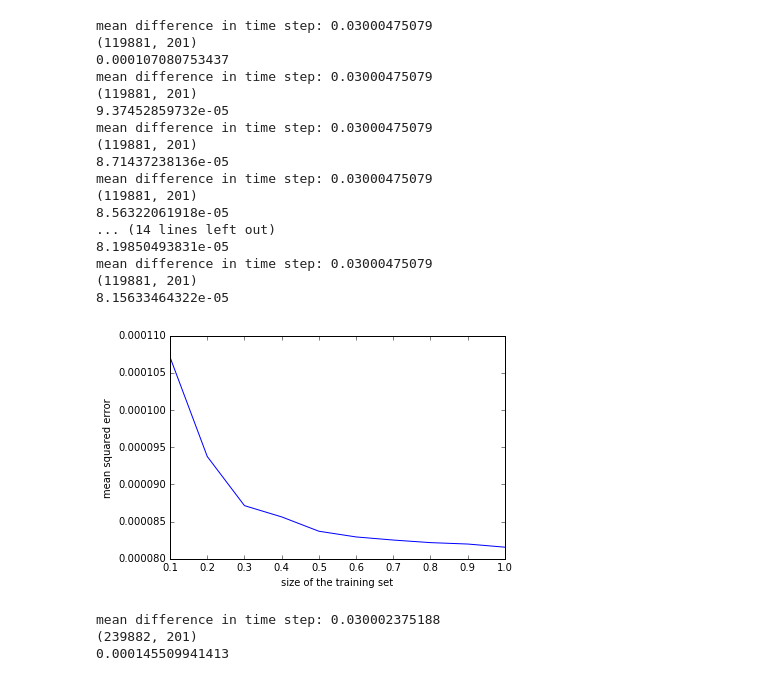
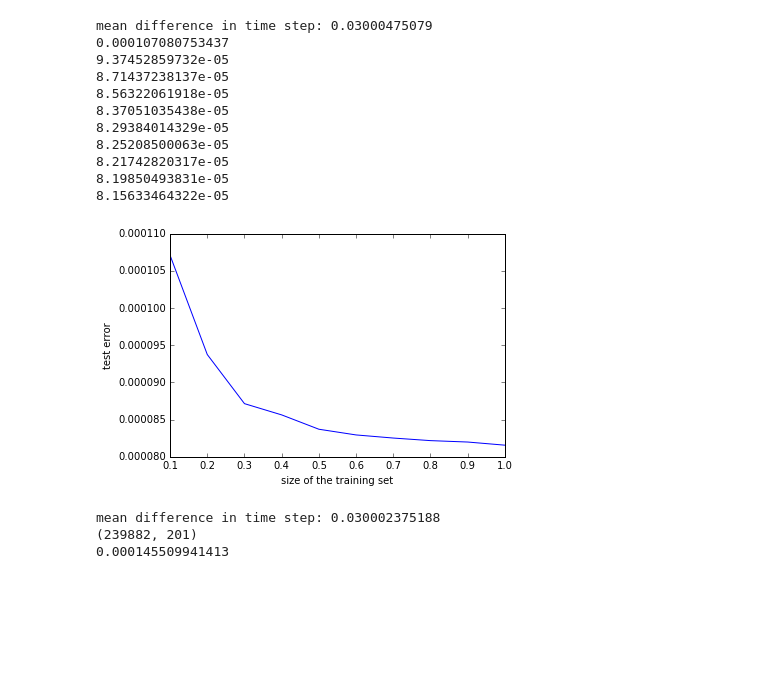
Before and after one commit to FelixNeutatz/BehavioralAuthentication, a Jupyter notebook: src/CursorAuthentication.ipynb, the cells around one changed output. Drawn from its saved outputs; the diff is of its cells as text; code cells hidden in the pictures; blank space fills up the shorter version.

```diff
--- a/src/CursorAuthentication.ipynb
+++ b/src/CursorAuthentication.ipynb
@@ -379,52 +374,53 @@ MSE - dist: 0.0151394663
 print ("Felix validation")
 showStats("felixtest2_7200sec_1",model, two_sigma, n_last_timestamps_as_features=current_number_features)
 # %%
+(fileX1, fileY1) = extractFeatures("felix_train",
+                                     n_last_timestamps_as_features = 100,
+                                     normalize = True)
+
 mseT = {}
 
 endFeatures = 100
 
 for i in np.arange(1,endFeatures,1):
-    mseT[i] = generateModelTest("felix_train",n_last_timestamps_as_features=i, v = False)
+    mseT[i] = generateModelData((fileX1, fileY1),n_last_timestamps_as_features=i, v = False, build_all_model = False)
     print mseT[i]
 
 plt.plot(range(1, endFeatures), np.array(mseT.values(), dtype=float))
 plt.ylabel('mean squared error')
 plt.xlabel('number of features')
-#plt.title("error - features")
 plt.show()
 # %%
+(fileX1, fileY1) = extractFeatures("felix_train",
+                                     n_last_timestamps_as_features = 100,
+                                     normalize = True)
+
+
 mseT = {}
 
 r = np.arange(1,11,1)
 
 for i in r:
-    mseT[i] = generateModelTest("felix_train",n_last_timestamps_as_features=100, v = False, p_train_general = i * 0.1)
+    mseT[i] = generateModelData((fileX1, fileY1), n_last_timestamps_as_features=100, v = False, build_all_model = False, p_train_general = i * 0.1)
     print mseT[i]
 
 plt.plot(r * 0.1, np.array(mseT.values(), dtype=float))
-plt.ylabel('mean squared error')
+plt.ylabel('test error')
 plt.xlabel('size of the training set')
-#plt.title("error - features")
 plt.show()
 # %% [output]
 mean difference in time step: 0.03000475079
-(119881, 201)
 0.000107080753437
-mean difference in time step: 0.03000475079
-(119881, 201)
 9.37452859732e-05
-mean difference in time step: 0.03000475079
-(119881, 201)
-8.71437238136e-05
-mean difference in time step: 0.03000475079
-(119881, 201)
+8.71437238137e-05
 8.56322061918e-05
-... (14 lines left out)
+8.37051035438e-05
+8.29384014329e-05
+8.25208500063e-05
+8.21742820317e-05
 8.19850493831e-05
-mean difference in time step: 0.03000475079
-(119881, 201)
 8.15633464322e-05
-[figure, old version]
+[figure, new version]
 # %%
 mseT_big = generateModelTest("felixtest2_7200sec_1",n_last_timestamps_as_features=100, v = False, p_train_general = 0.5)
 print mseT_big
```
Also changed, not shown: parts of 9 cells of this notebook.
